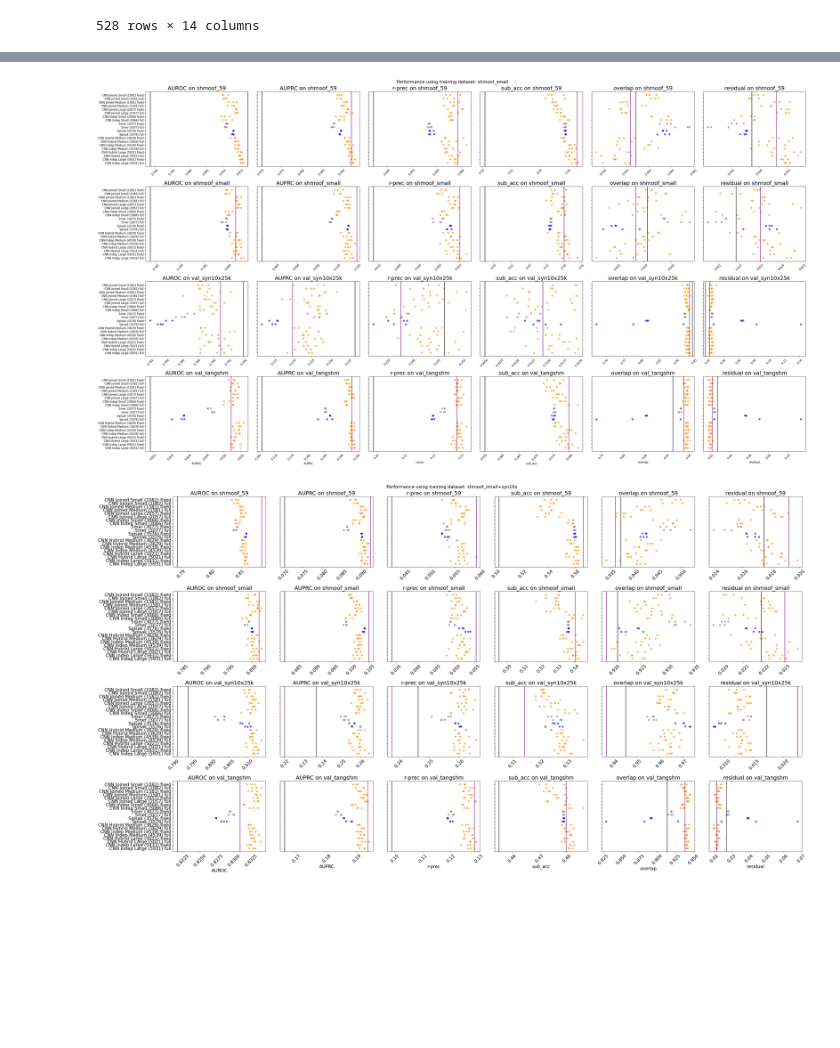
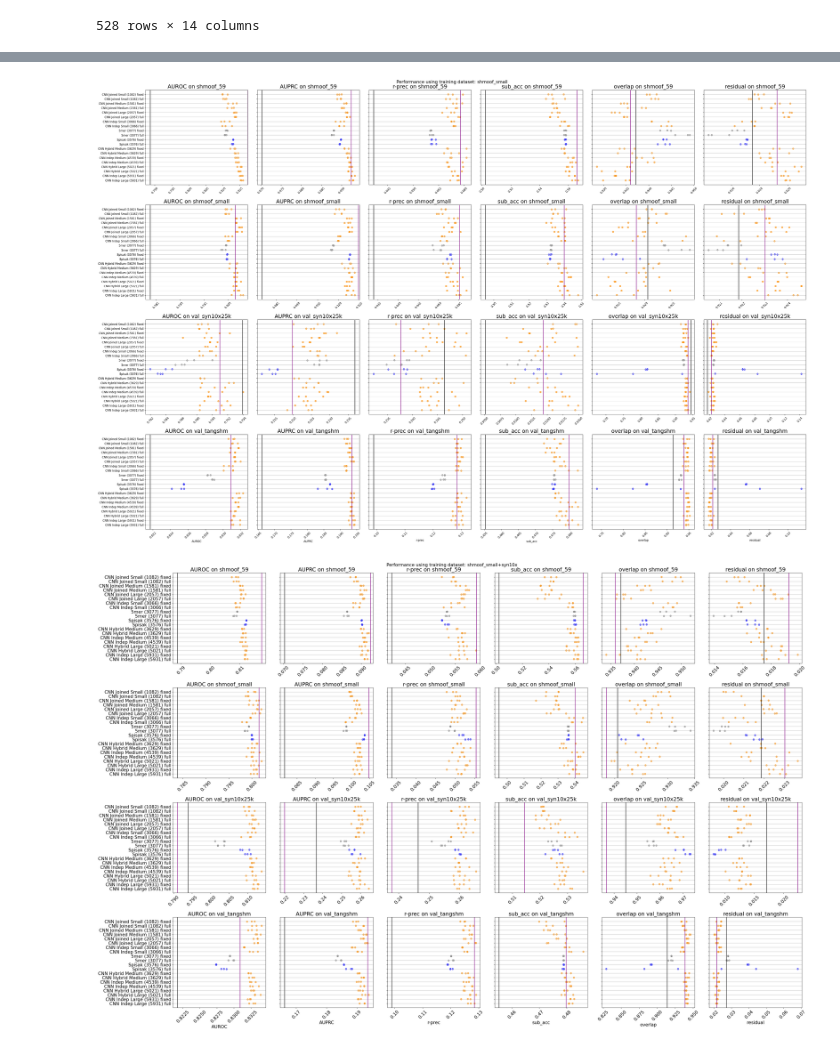
Before and after one commit to matsengrp/thrifty-experiments-1, a Jupyter notebook: human/performance.ipynb, the cells around one changed output, grey strips where cells are left out. Drawn from its saved outputs; the diff is of its cells as text; code cells hidden in the pictures; blank space fills up the shorter version.

```diff
--- a/human/performance.ipynb
+++ b/human/performance.ipynb
@@ -164,7 +165,7 @@ def plot_performance(df, include_shmoof, include_baseline = False, train_dataset
 
     # Loop through each training dataset to create separate figures or subplot grids
     # for train_dataset in train_datasets:
-    fig, axes = plt.subplots(nrows=nrows, ncols=ncols, figsize=(6 * ncols, 5 * nrows), squeeze=False, sharey=True)
+    fig, axes = plt.subplots(nrows=nrows, ncols=ncols, figsize=(6 * ncols, 6 * nrows), squeeze=False, sharey=True)
     # set font size for fig
     plt.rcParams.update({'font.size': 16})
     fig.suptitle(f'Performance using training dataset: {train_dataset}', fontsize=16)
@@ -191,32 +192,33 @@ def plot_performance(df, include_shmoof, include_baseline = False, train_dataset
                         color = "darkorange"
                     elif row["model"] == "rsshmoof":
                         color = "blue"
                     else:
                         color = "gray"
                     ax.scatter(row[stat], y_pos, color=color, alpha=0.6)
 
                 ax.axvline(x=baseline_values[stat], color='k')
                 ax.axvline(x=reference_values[stat], color='purple')
 
+                ax.yaxis.grid(True, which='major')
                 ax.set_yticks(np.arange(len(unique_long_names)))
                 ax.set_yticklabels(unique_long_names)
                 ax.set_title(f"{stat} on {test_dataset}")
                 ax.tick_params(axis='x', rotation=45)
                 if row_idx == nrows - 1:  # Only set x-labels for the bottom row
                     ax.set_xlabel(f'{stat}')
     fig.tight_layout()
     filename = "performance"
     if include_shmoof:
         filename += "_with_shmoof"
     if include_baseline:
         filename += "_with_baseline"
     fig.savefig(os.path.join(figures_dir, f"{filename}.svg"))
 
 #plot_performance(df, include_shmoof=False)
 
 for train_dataset in df["train dataset"].unique():
     plot_performance(df, train_dataset=train_dataset, include_shmoof=True)
     #plot_performance(df, include_shmoof=True, include_baseline=True)
 # %% [output]
-[figure, old version]
+[figure, new version]
-[figure, old version]
+[figure, new version]
```
Also changed, not shown: parts of 1 cell of this notebook.
